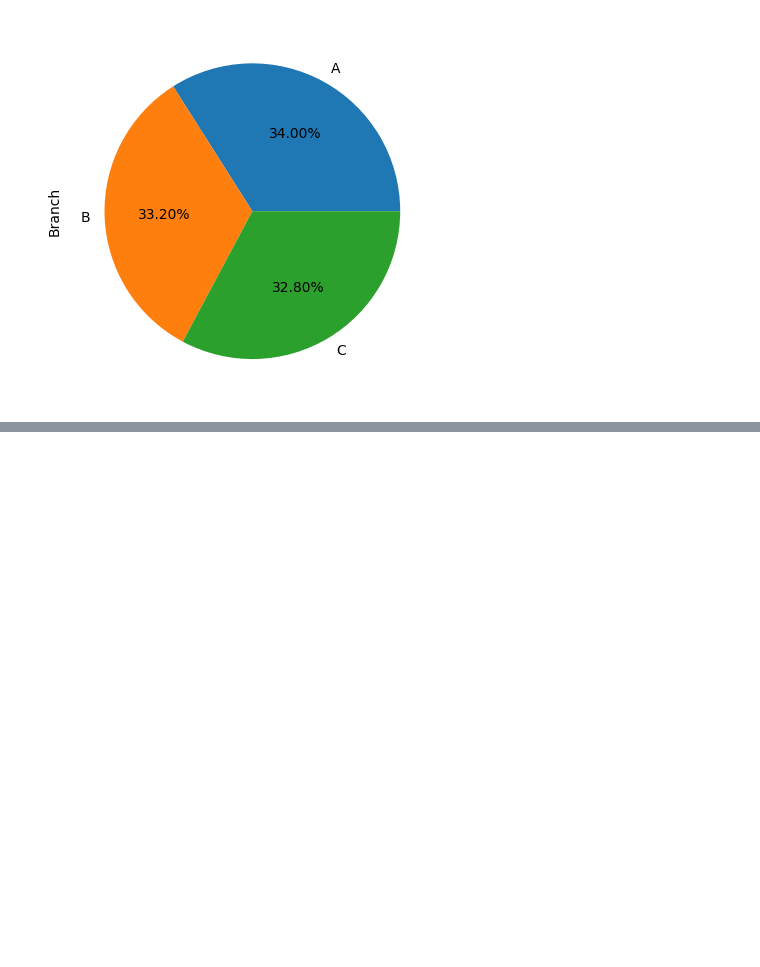
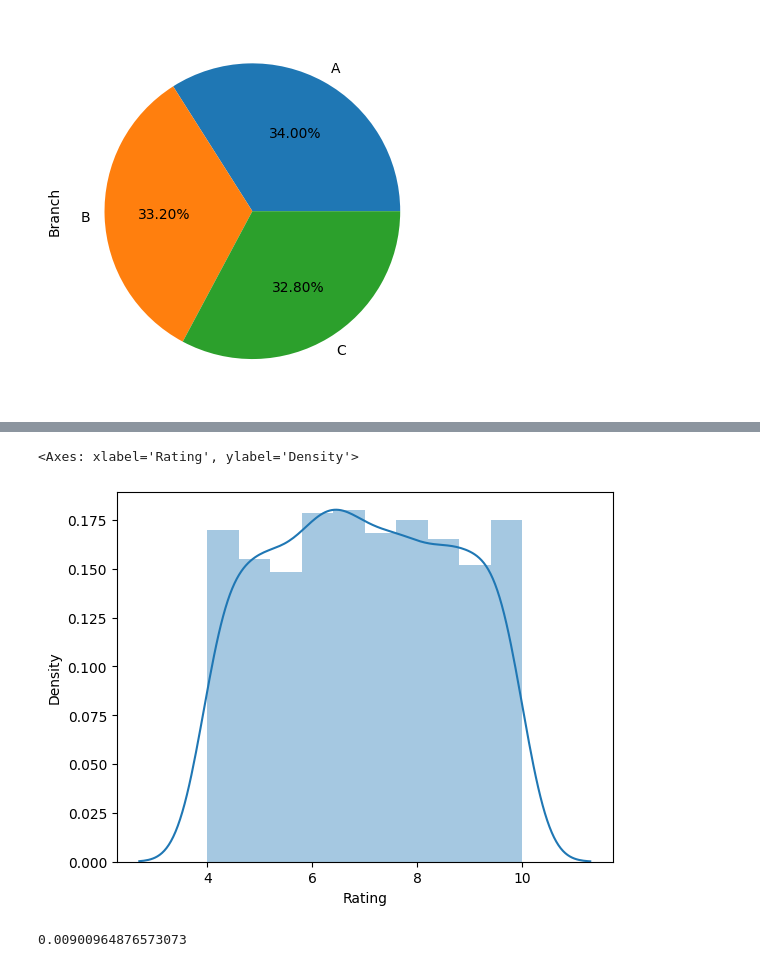
Before and after one commit to Ut-Niv/Pandas-Dataframe, a Jupyter notebook: EDA.ipynb, the cells around one changed output, grey strips where cells are left out. Saved outputs shown, nothing was run; the diff lists cells and outputs as text; code cells hidden in the pictures; blank space fills up the shorter version.

```diff
--- a/EDA.ipynb
+++ b/EDA.ipynb
@@ -169,0 +176,10 @@ data['Branch'].value_counts().plot(kind = 'pie', autopct = '%1.2f%%')
+# %%
+# find the distribution of ratings
+sns.distplot(data['Rating'])
+# %% [output]
+<Axes: xlabel='Rating', ylabel='Density'>
+[figure, added]
+# %%
+data['Rating'].skew()
+# %% [output]
+0.00900964876573073
```
Also changed, not shown: parts of 10 cells of this notebook.
